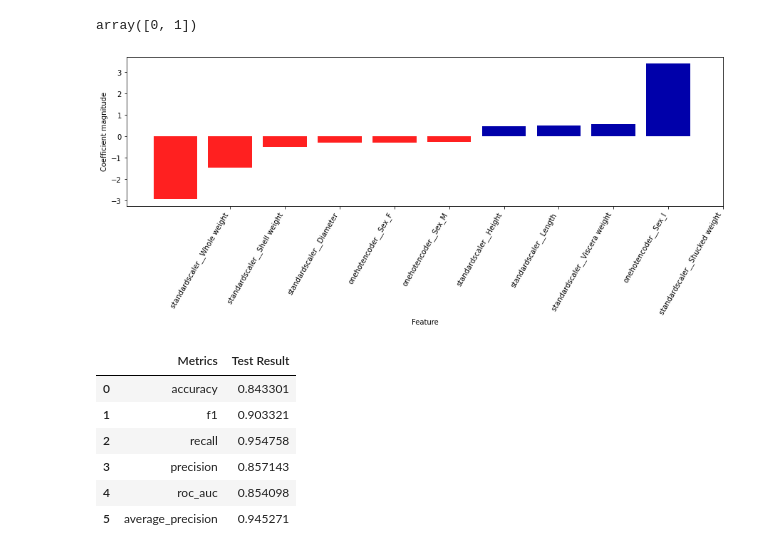
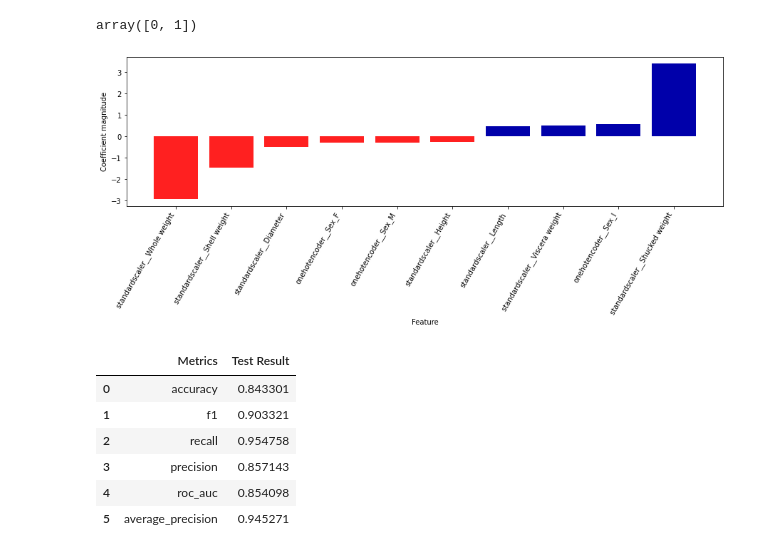
Before and after one commit to veerupandey/abalone_age_classification, a Jupyter notebook: src/models/model_building.ipynb, the cells around one changed output. Cells and saved outputs as stored; diff of their text form; code cells hidden in the pictures.

Commit message:
Change mglearn function to output better plot

```diff
--- a/src/models/model_building.ipynb
+++ b/src/models/model_building.ipynb
@@ -216,8 +264,8 @@ array([0, 1])
 # %%
-mglearn.tools.visualize_coefficients(coeffs, feature_names, n_top_features=5)
-plt.savefig("../../models/coeff.png")
+visualize_coefficients(coeffs, feature_names, n_top_features=5)
+plt.savefig("../../models/coeff.png", bbox_inches = 'tight')
 # %% [output]
-[figure, old version]
+[figure, new version]
 # %%
 # export tables
 
```
Also changed, not shown: parts of 2 cells of this notebook, 3 other files.
